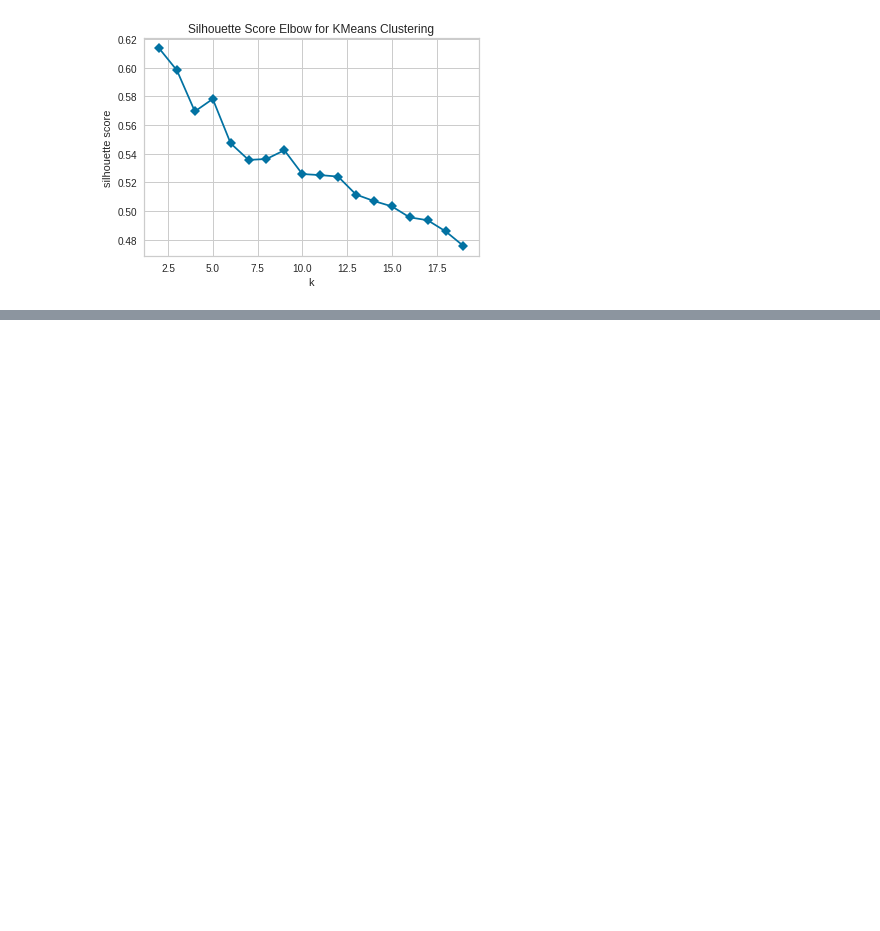
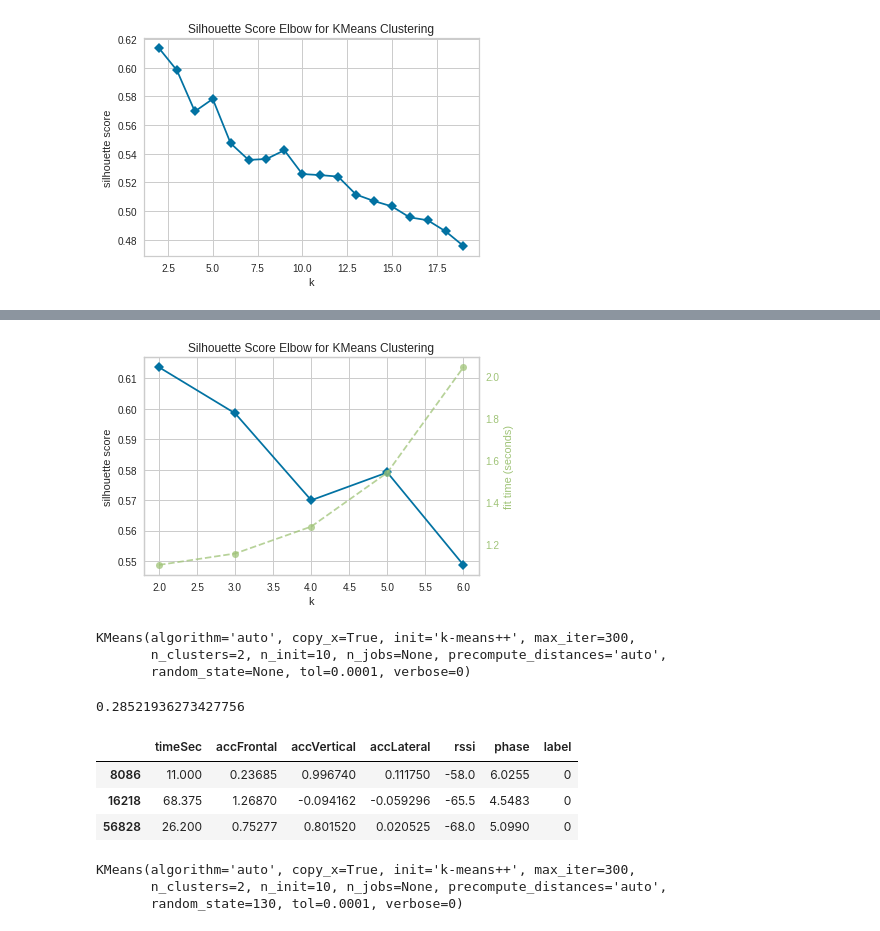
Before and after one commit to bentechno/datasciencecourses, a Jupyter notebook: 1BlogPostMonthKmeans.ipynb, the cells around one changed output, grey strips where cells are left out. Cells and saved outputs as stored; diff of their text form; code cells hidden in the pictures; blank space fills up the shorter version.

```diff
--- a/1BlogPostMonthKmeans.ipynb
+++ b/1BlogPostMonthKmeans.ipynb
@@ -103,0 +173,10 @@ visualizer.poof()
+# %%
+#clustering with
+dataAllPart = dataAll21.drop(['frequency'],axis=1)
+kmeans = KMeans(random_state=120)
+# Instantiate the KElbowVisualizer with the number of clusters and the metric
+visualizer = KElbowVisualizer(kmeans, k=(2,7), metric='silhouette')
+visualizer.fit(dataAllPart)
+visualizer.poof()
+# %% [output]
+[figure, added]
@@ -103,0 +190,24 @@ visualizer.poof()
+# %%
+dataAll21Class
+# %% [output]
+KMeans(algorithm='auto', copy_x=True, init='k-means++', max_iter=300,
+       n_clusters=2, n_init=10, n_jobs=None, precompute_distances='auto',
+       random_state=None, tol=0.0001, verbose=0)
+# %%
+from sklearn.preprocessing import MinMaxScaler
+scaler = MinMaxScaler()
+dataAll21_scaled = scaler.fit_transform(dataAll21)
+kmeans = KMeans(n_clusters=2)
+dataAll21Class = kmeans.fit(dataAll21_scaled)
+from sklearn.metrics import silhouette_score
+print(silhouette_score(dataAll21_scaled, kmeans.labels_))
+# %% [output]
+0.28521936273427756
+# %%
+dataAllPart = dataAll21.drop(['frequency'],axis=1)
+dataAllPart.head(3)
+# %% [output]
+|  | timeSec | accFrontal | accVertical | accLateral | rssi | phase | label |
+| 8086 | 11.000 | 0.23685 | 0.996740 | 0.111750 | -58.0 | 6.0255 | 0 |
+| 16218 | 68.375 | 1.26870 | -0.094162 | -0.059296 | -65.5 | 4.5483 | 0 |
+| 56828 | 26.200 | 0.75277 | 0.801520 | 0.020525 | -68.0 | 5.0990 | 0 |
@@ -103,0 +219,6 @@ visualizer.poof()
+# %%
+dataAll21Class
+# %% [output]
+KMeans(algorithm='auto', copy_x=True, init='k-means++', max_iter=300,
+       n_clusters=2, n_init=10, n_jobs=None, precompute_distances='auto',
+       random_state=130, tol=0.0001, verbose=0)
```
Also changed, not shown: parts of 15 cells of this notebook.
